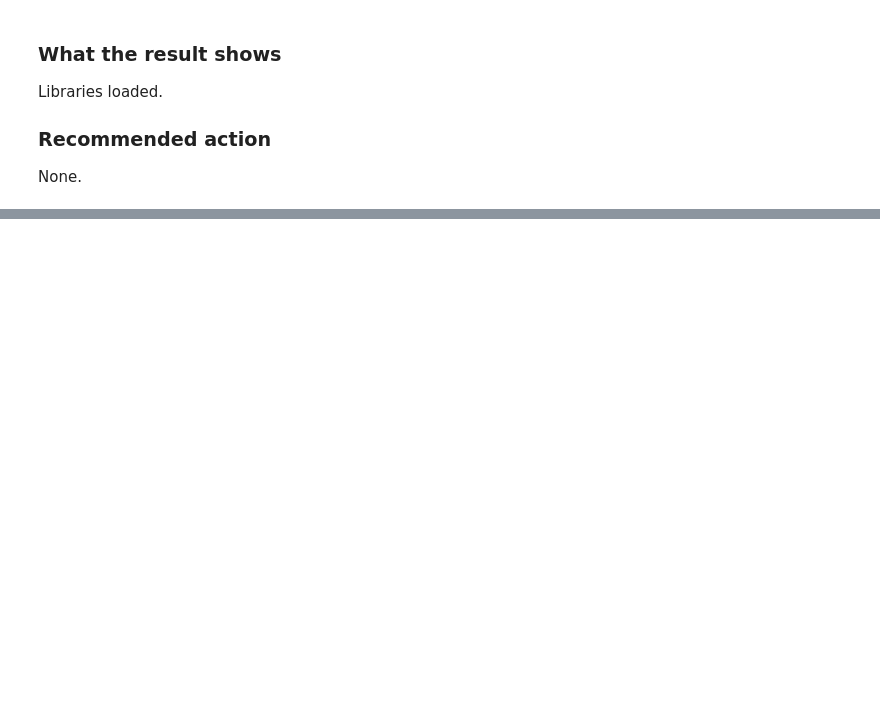
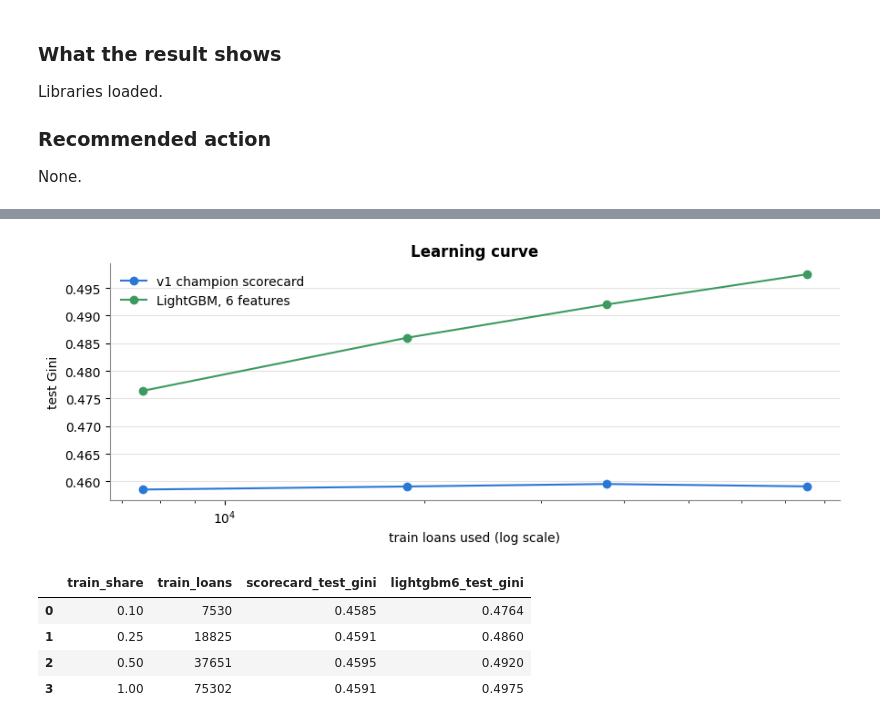
Before and after one commit to Langsi97/credit-risk-pd-engine-ifrs9, a Jupyter notebook: notebooks/06_challenger.ipynb, the cells around one changed output, grey strips where cells are left out. Saved outputs shown, nothing was run; the diff lists cells and outputs as text; code cells hidden in the pictures; blank space fills up the shorter version.

```diff
--- a/notebooks/06_challenger.ipynb
+++ b/notebooks/06_challenger.ipynb
@@ -588,0 +522,30 @@ None.
+# %%
+rng = np.random.default_rng(SEED)
+train_idx = X.index[is_train].to_numpy()
+order = rng.permutation(len(train_idx))
+curve = []
+t6 = TUNED["6 v1 features"]
+for share in [0.10, 0.25, 0.50, 1.00]:
+    part = pd.Index(train_idx[order[: int(share * len(train_idx))]])
+    logit = sm.Logit(y[part], sm.add_constant(woe.loc[part, SIX])).fit(disp=0)
+    p_sc = logit.predict(sm.add_constant(woe[SIX]))
+    m = lgbm(SIX, n_estimators=t6["trees"], **t6["params"]).fit(X.loc[part, SIX], y[part])
+    p_gb = pd.Series(m.predict_proba(X[SIX])[:, 1], index=X.index)
+    curve.append({"train_share": share, "train_loans": len(part),
+                  "scorecard_test_gini": gini(y[is_test], p_sc[is_test]),
+                  "lightgbm6_test_gini": gini(y[is_test], p_gb[is_test])})
+curve = pd.DataFrame(curve)
+fig, ax = plt.subplots()
+ax.plot(curve["train_loans"], curve["scorecard_test_gini"], color=BLUE, marker="o", label="v1 champion scorecard")
+ax.plot(curve["train_loans"], curve["lightgbm6_test_gini"], color=GREEN, marker="o", label="LightGBM, 6 features")
+ax.set_xscale("log"); ax.set_xlabel("train loans used (log scale)"); ax.set_ylabel("test Gini")
+ax.set_title("Learning curve"); ax.legend(frameon=False)
+plt.tight_layout(); plt.show()
+curve.round(4)
+# %% [output]
+[figure, added]
+|  | train_share | train_loans | scorecard_test_gini | lightgbm6_test_gini |
+| 0 | 0.10 | 7530 | 0.4585 | 0.4764 |
+| 1 | 0.25 | 18825 | 0.4591 | 0.4860 |
+| 2 | 0.50 | 37651 | 0.4595 | 0.4920 |
+| 3 | 1.00 | 75302 | 0.4591 | 0.4975 |
```
Also changed, not shown: parts of 64 cells of this notebook, 13 other files.
